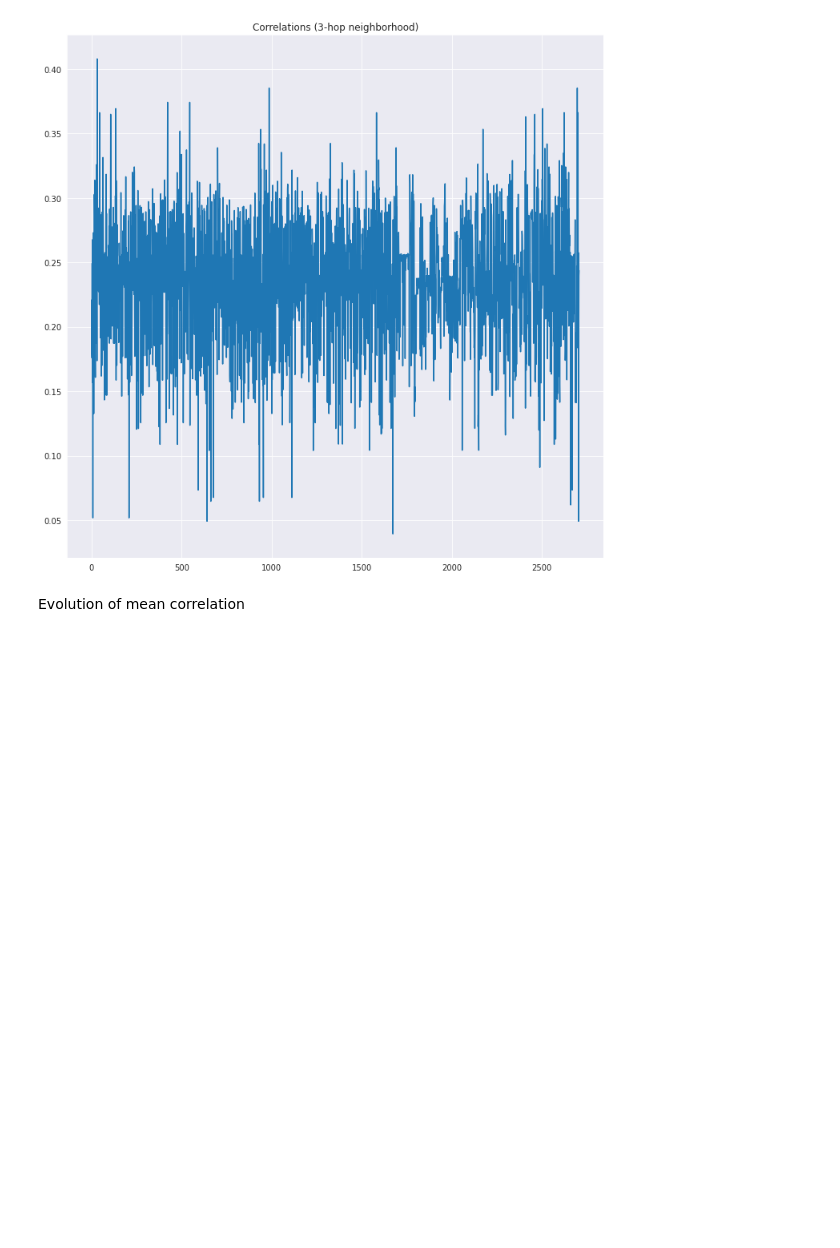
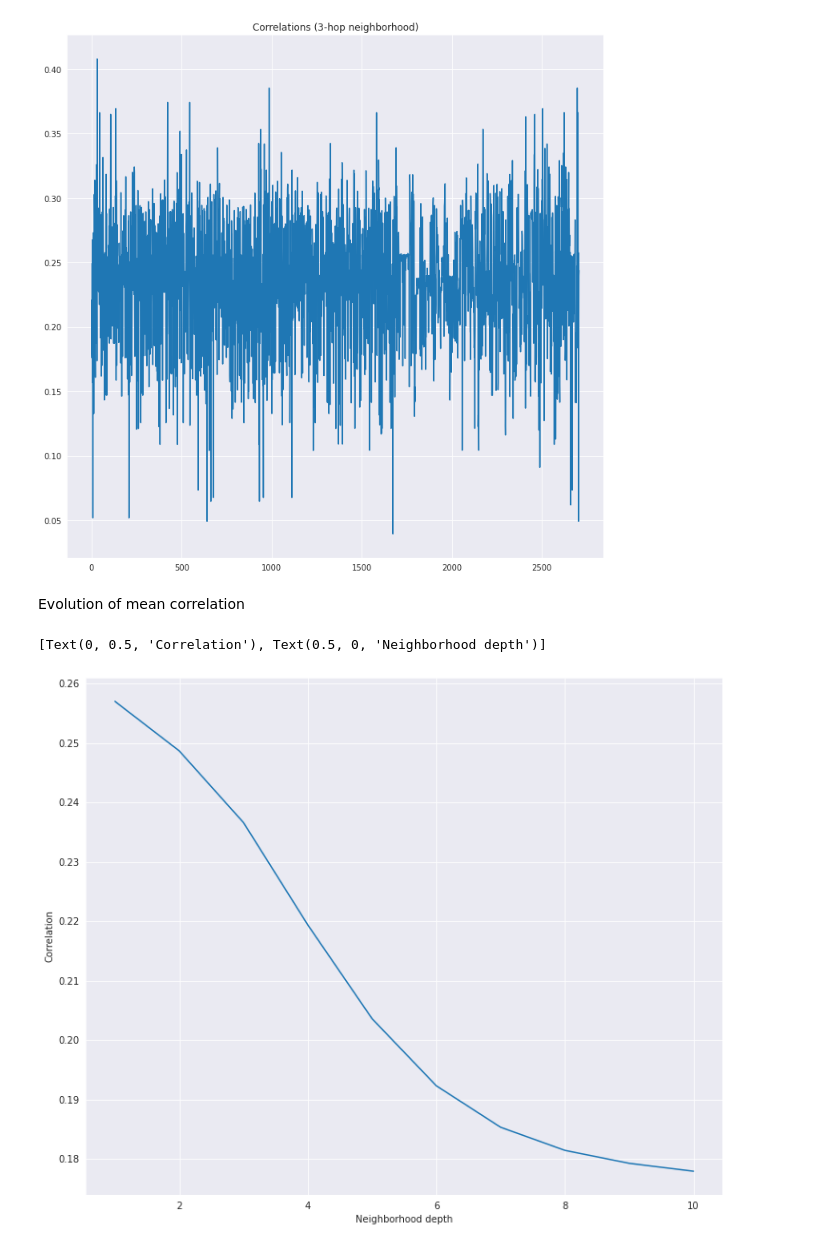
Before and after one commit to achrafash/gnn-receptive-fields, a Jupyter notebook: 00_cora_analysis.ipynb, the cells around one changed output. Drawn from its saved outputs; the diff is of its cells as text; code cells hidden in the pictures; blank space fills up the shorter version.

Commit message:
📊 monitor correlation over neighborhood depth

```diff
--- a/00_cora_analysis.ipynb
+++ b/00_cora_analysis.ipynb
@@ -452,5 +447,3 @@ sns.lineplot(data=df.iloc[:,0:30])
 # %% [output]
 <matplotlib.axes._subplots.AxesSubplot at 0x...>
 [figure]
-# %%
-correlations = [correlation(i, k=1) for i in range(G.num_nodes)]
@@ -456,0 +452,7 @@ correlations = [correlation(i, k=1) for i in range(G.num_nodes)]
+# %%
+all_corr = []
+
+for k in tqdm(range(1,11)):
+    corr = np.mean([correlation(i, sum(all_adj[:k])).mean().item() for i in range(G.num_nodes)])
+    all_corr += [corr]
+    print(f"Depth: {k} | Correlation: {corr}")
@@ -557,7 +557,11 @@ from tqdm.notebook import tqdm
 # %%
-all_adj = get_k_hop_neighborhood(k=15, adj=adj_self_loops)
+all_adj = get_k_hop_neighborhood(k=10, adj=adj_self_loops)
 # %%
-k_hop_correlations = [np.mean(graph_correlation(all_adj, k=k)) for k in tqdm(range(1, 16))]
+k_hop_correlations = [np.mean(graph_correlation(all_adj, k=k)) for k in tqdm(range(1, 11))]
 # %%
 plt.figure(figsize=(12, 10))
-sns.lineplot(x=range(1, 16), y=k_hop_correlations).set(title="Graph Correlations", xlabel="neighborhood depth", ylabel="correlation")
+
+sns.lineplot(x=range(1, 11), y=k_hop_correlations).set(xlabel="Neighborhood depth", ylabel="Correlation")
+# %% [output]
+[Text(0, 0.5, 'Correlation'), Text(0.5, 0, 'Neighborhood depth')]
+[figure, added]
```
Also changed, not shown: parts of 9 cells of this notebook.
